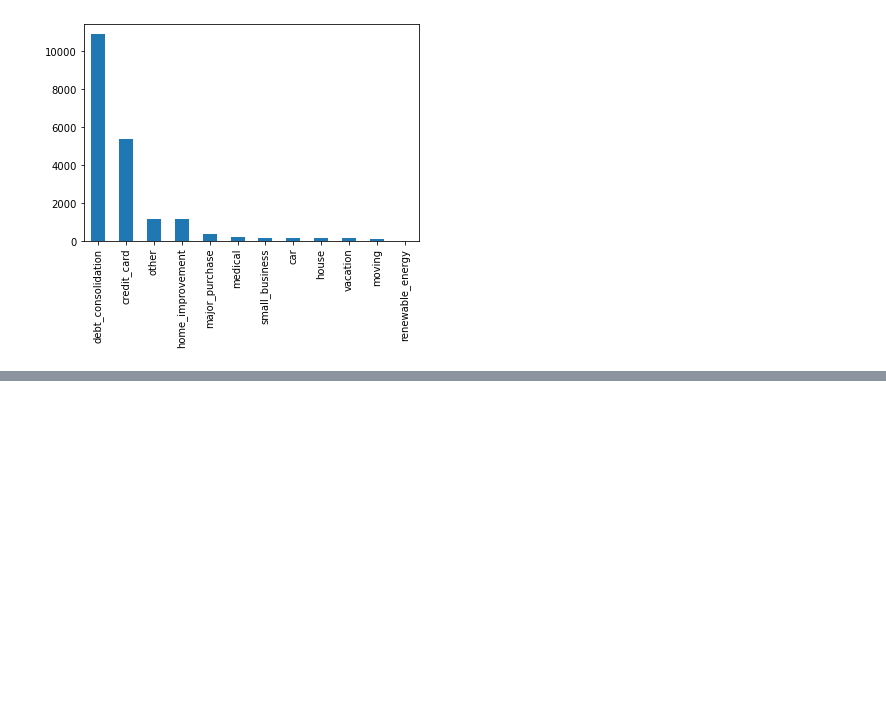
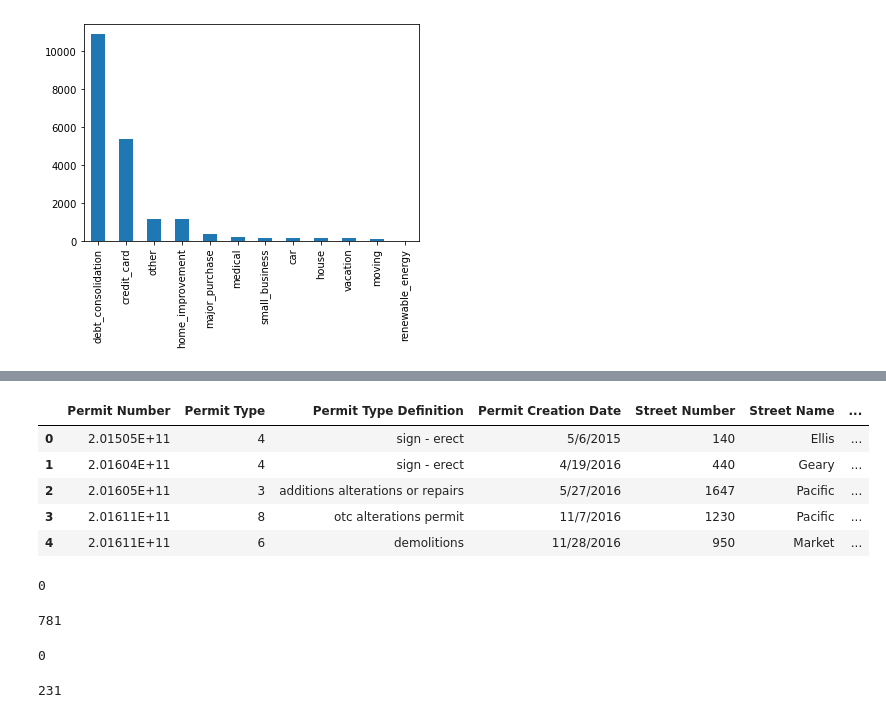
Before and after one commit to PubuduArosha/data-science-and-analytics, a Jupyter notebook: Data_Cleaning.ipynb, the cells around one changed output, grey strips where cells are left out. Saved outputs shown, nothing was run; the diff lists cells and outputs as text; code cells hidden in the pictures; blank space fills up the shorter version.

```diff
--- a/Data_Cleaning.ipynb
+++ b/Data_Cleaning.ipynb
@@ -210,0 +322,19 @@ raw_data.to_csv('cleaned_loans2007.csv', index=False,encoding='utf-8')
+# %%
+bp['Estimated Cost'].fillna(bp['Estimated Cost'].mean(),inplace = True)
+# %%
+bp.head()
+# %% [output]
+|  | Permit Number | Permit Type | Permit Type Definition | Permit Creation Date | Street Number | Street Name | ... |
+| 0 | 2.01505E+11 | 4 | sign - erect | 5/6/2015 | 140 | Ellis | ... |
+| 1 | 2.01604E+11 | 4 | sign - erect | 4/19/2016 | 440 | Geary | ... |
+| 2 | 2.01605E+11 | 3 | additions alterations or repairs | 5/27/2016 | 1647 | Pacific | ... |
+| 3 | 2.01611E+11 | 8 | otc alterations permit | 11/7/2016 | 1230 | Pacific | ... |
+| 4 | 2.01611E+11 | 6 | demolitions | 11/28/2016 | 950 | Market | ... |
+# %%
+bp['Estimated Cost'].isnull().sum()
+# %% [output]
+0
+# %%
+bp['Revised Cost'].isnull().sum()
+# %% [output]
+781
@@ -210,0 +343,8 @@ raw_data.to_csv('cleaned_loans2007.csv', index=False,encoding='utf-8')
+# %%
+bp['Revised Cost'].isnull().sum()
+# %% [output]
+0
+# %%
+bp['Street Suffix'].isnull().sum()
+# %% [output]
+231
```
Also changed, not shown: parts of 19 cells of this notebook.
